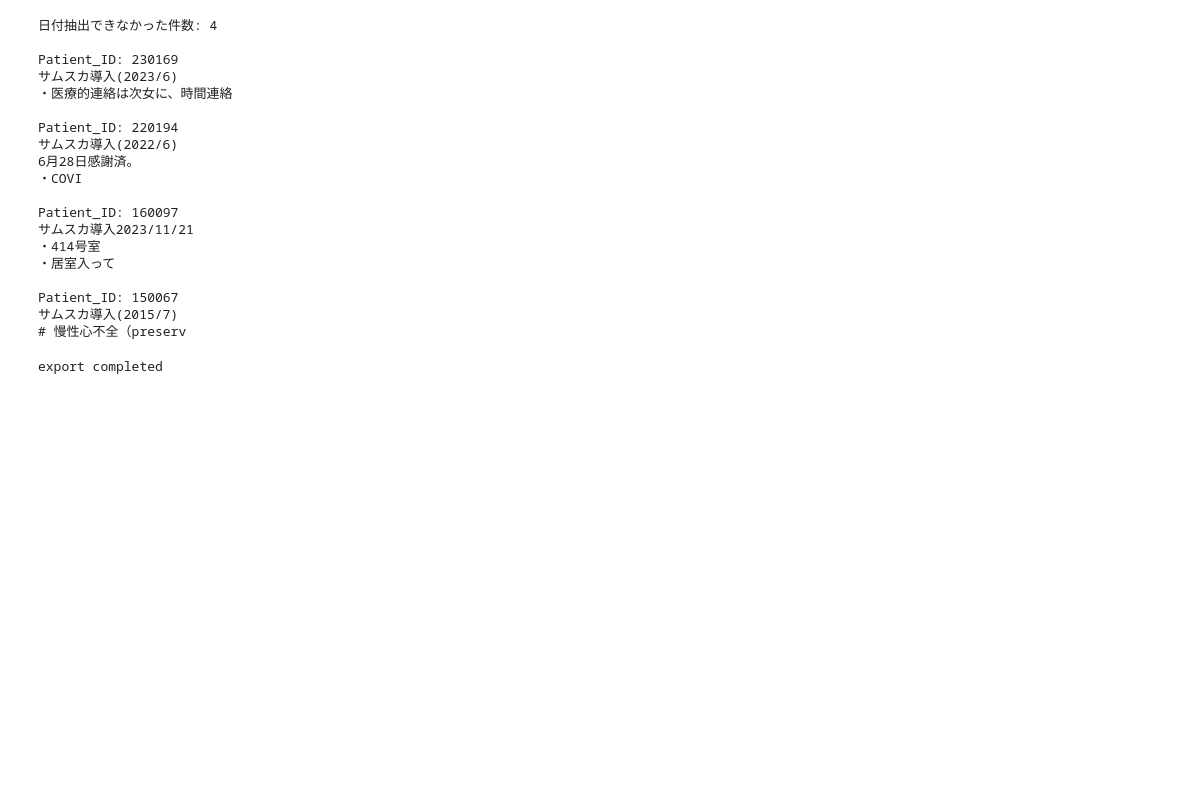
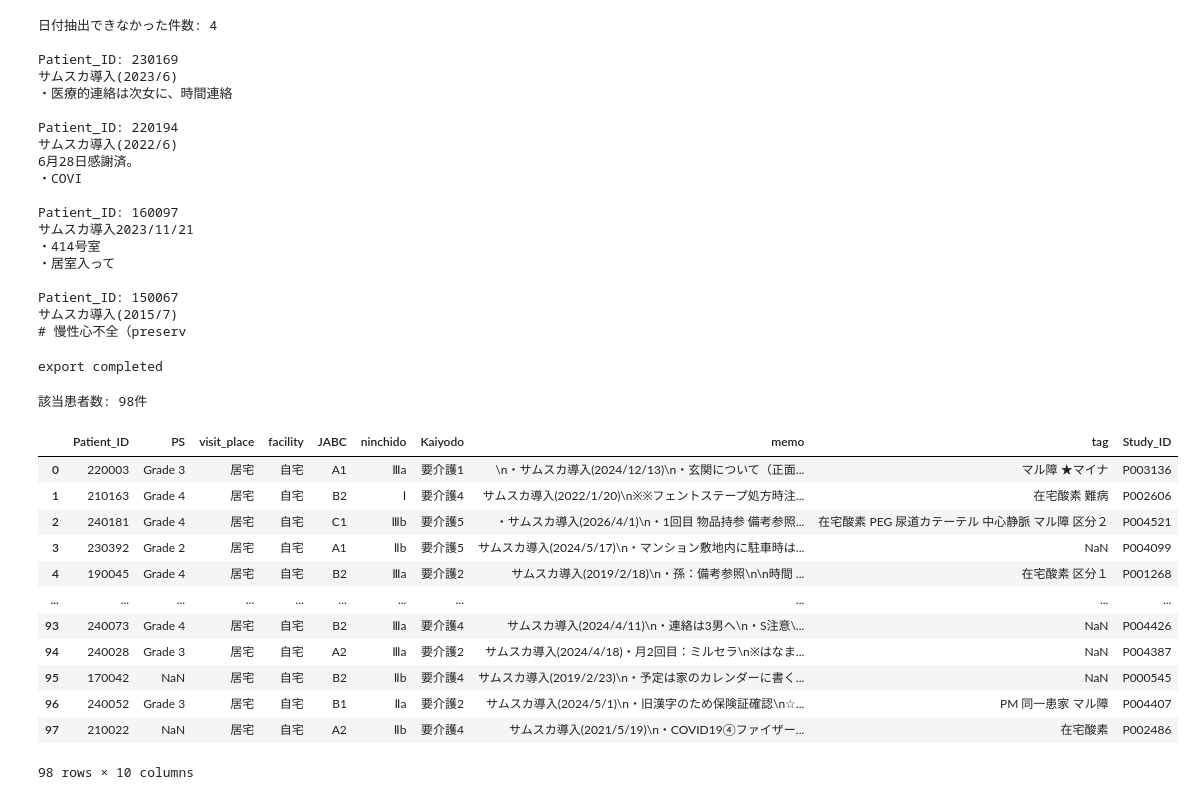
Before and after one commit to charimuna/Hana_research, a Jupyter notebook: notebook/tolvap_test.ipynb, the cells around one changed output. Cells and saved outputs as stored; diff of their text form; code cells hidden in the pictures; blank space fills up the shorter version.

```diff
--- a/notebook/tolvap_test.ipynb
+++ b/notebook/tolvap_test.ipynb
@@ -211,3 +211,34 @@ df.to_csv(
 print("export completed")
 # %% [output]
 export completed
+# %%
+conn = sqlite3.connect(db_path)
+
+query = """
+SELECT DISTINCT bs.*
+FROM Background_summary bs
+INNER JOIN last_one_month_diag fd ON bs.patient_id = fd.patient_id
+WHERE bs.memo LIKE '%サムスカ導入%'
+  AND fd.category = '【心疾患】'
+"""
+
+df = pd.read_sql_query(query, conn)
+conn.close()
+
+print(f"該当患者数: {len(df)}件")
+df
+# %% [output]
+該当患者数: 98件
+|  | Patient_ID | PS | visit_place | facility | JABC | ninchido | Kaiyodo | memo | tag | Study_ID |
+| 0 | 220003 | Grade 3 | 居宅 | 自宅 | A1 | Ⅲa | 要介護1 | \n・サムスカ導入(2024/12/13)\n・玄関について（正面... | マル障 ★マイナ | P003136 |
+| 1 | 210163 | Grade 4 | 居宅 | 自宅 | B2 | Ⅰ | 要介護4 | サムスカ導入(2022/1/20)\n※※フェントステープ処方時注... | 在宅酸素 難病 | P002606 |
+| 2 | 240181 | Grade 4 | 居宅 | 自宅 | C1 | Ⅲb | 要介護5 | ・サムスカ導入(2026/4/1)\n・1回目 物品持参 備考参照... | 在宅酸素 PEG 尿道カテーテル 中心静脈 マル障 区分２ | P004521 |
+| 3 | 230392 | Grade 2 | 居宅 | 自宅 | A1 | Ⅱb | 要介護5 | サムスカ導入(2024/5/17)\n・マンション敷地内に駐車時は... | NaN | P004099 |
+| 4 | 190045 | Grade 4 | 居宅 | 自宅 | B2 | Ⅲa | 要介護2 | サムスカ導入(2019/2/18)\n・孫：備考参照\n\n時間 ... | 在宅酸素 区分１ | P001268 |
+| ... | ... | ... | ... | ... | ... | ... | ... | ... | ... | ... |
+| 93 | 240073 | Grade 4 | 居宅 | 自宅 | B2 | Ⅲa | 要介護4 | サムスカ導入(2024/4/11)\n・連絡は3男へ\n・S注意\... | NaN | P004426 |
+| 94 | 240028 | Grade 3 | 居宅 | 自宅 | A2 | Ⅲa | 要介護2 | サムスカ導入(2024/4/18)・月2回目：ミルセラ\n※はなま... | NaN | P004387 |
+| 95 | 170042 | NaN | 居宅 | 自宅 | B2 | Ⅱb | 要介護4 | サムスカ導入(2019/2/23)\n・予定は家のカレンダーに書く... | NaN | P000545 |
+| 96 | 240052 | Grade 3 | 居宅 | 自宅 | B1 | Ⅱa | 要介護2 | サムスカ導入(2024/5/1)\n・旧漢字のため保険証確認\n☆... | PM 同一患家 マル障 | P004407 |
+| 97 | 210022 | NaN | 居宅 | 自宅 | A2 | Ⅱb | 要介護4 | サムスカ導入(2021/5/19)\n・COVID19④ファイザー... | 在宅酸素 | P002486 |
+98 rows × 10 columns
```
Also changed, not shown: 2 other files.
